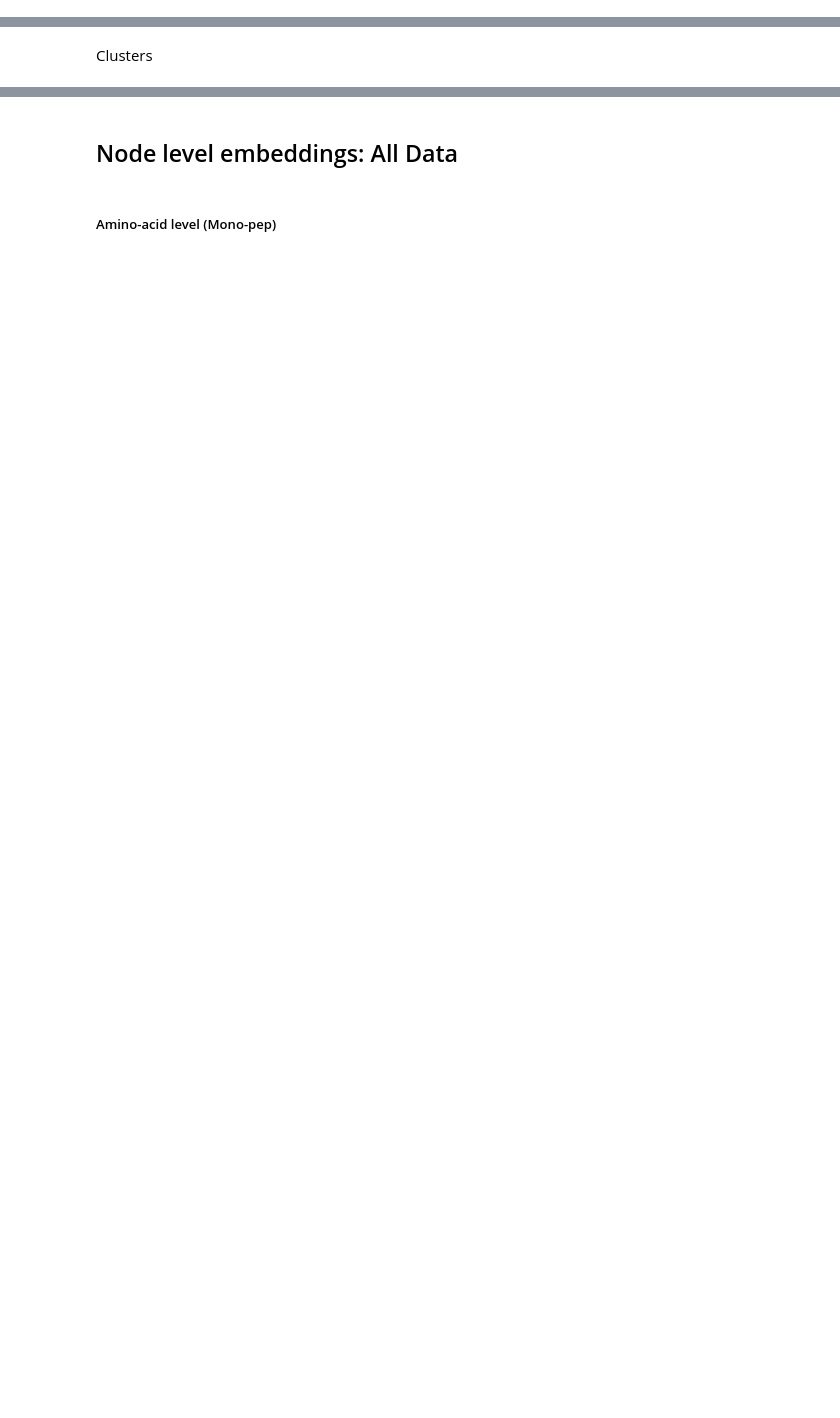
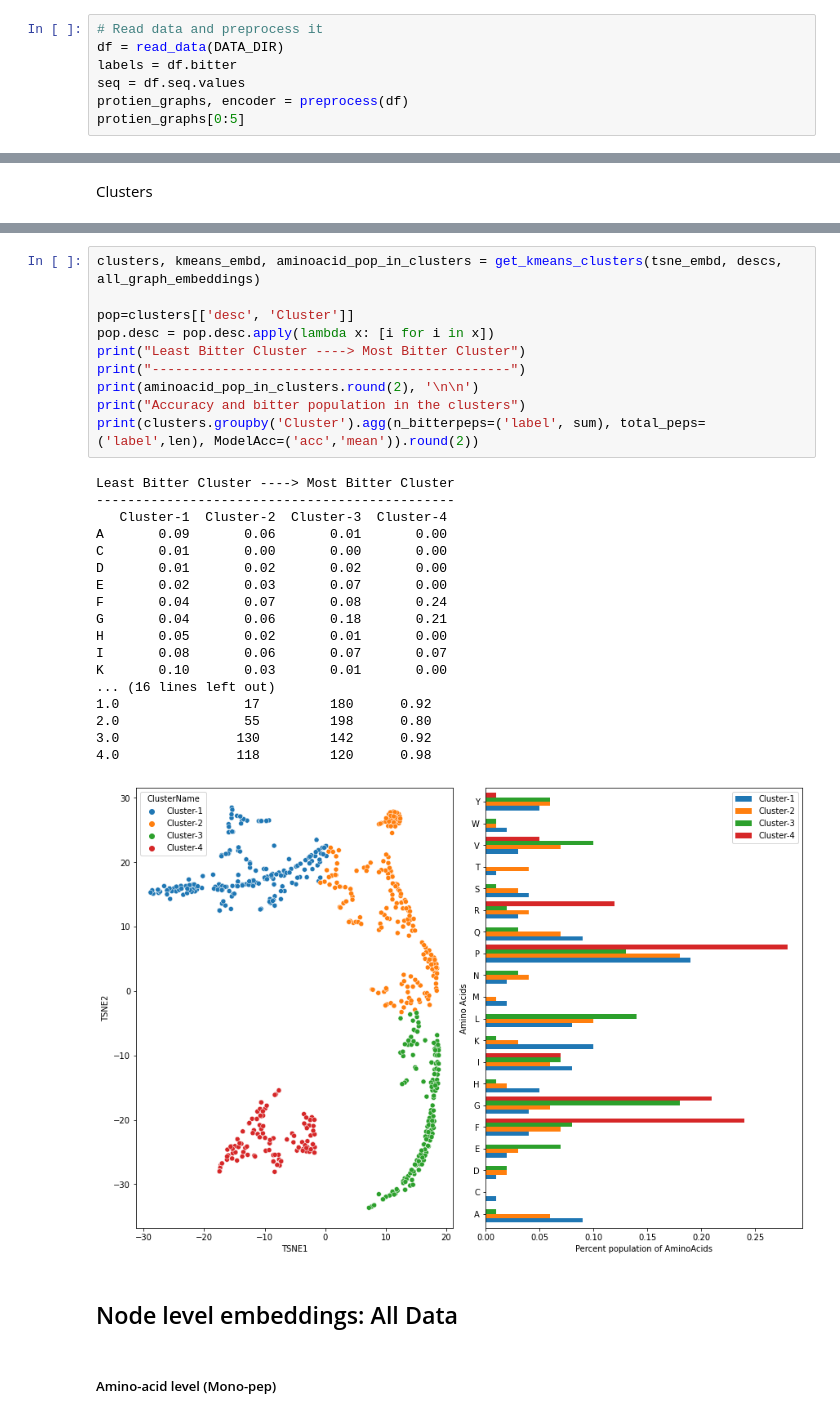
Before and after one commit to srivastavaprashant/BitterGNN, a Jupyter notebook: Analysis.ipynb, the cells around one changed output, grey strips where cells are left out. Drawn from its saved outputs; the diff is of its cells as text; blank space fills up the shorter version.

```diff
--- a/Analysis.ipynb
+++ b/Analysis.ipynb
@@ -195,0 +57,7 @@ plt.show()
+# %%
+# Read data and preprocess it
+df = read_data(DATA_DIR)
+labels = df.bitter
+seq = df.seq.values
+protien_graphs, encoder = preprocess(df)
+protien_graphs[0:5]
@@ -290,3 +115,32 @@ clusters.groupby('Cluster').agg({'label':'sum', 'desc':'count', 'acc':'mean'})
+# %%
+clusters, kmeans_embd, aminoacid_pop_in_clusters = get_kmeans_clusters(tsne_embd, descs, all_graph_embeddings)
+
+pop=clusters[['desc', 'Cluster']]
+pop.desc = pop.desc.apply(lambda x: [i for i in x])
+print("Least Bitter Cluster ----> Most Bitter Cluster")
+print("----------------------------------------------")
+print(aminoacid_pop_in_clusters.round(2), '\n\n')
+print("Accuracy and bitter population in the clusters")
+print(clusters.groupby('Cluster').agg(n_bitterpeps=('label', sum), total_peps=('label',len), ModelAcc=('acc','mean')).round(2))
+# %% [output]
+Least Bitter Cluster ----> Most Bitter Cluster
+----------------------------------------------
+   Cluster-1  Cluster-2  Cluster-3  Cluster-4
+A       0.09       0.06       0.01       0.00
+C       0.01       0.00       0.00       0.00
+D       0.01       0.02       0.02       0.00
+E       0.02       0.03       0.07       0.00
+F       0.04       0.07       0.08       0.24
+G       0.04       0.06       0.18       0.21
+H       0.05       0.02       0.01       0.00
+I       0.08       0.06       0.07       0.07
+K       0.10       0.03       0.01       0.00
+... (16 lines left out)
+1.0                17         180      0.92
+2.0                55         198      0.80
+3.0               130         142      0.92
+4.0               118         120      0.98
+[figure, added]
 # %% [markdown]
 ## Node level embeddings: All Data
 # %% [markdown]
```
Also changed, not shown: parts of 44 cells of this notebook, 5 other files.
